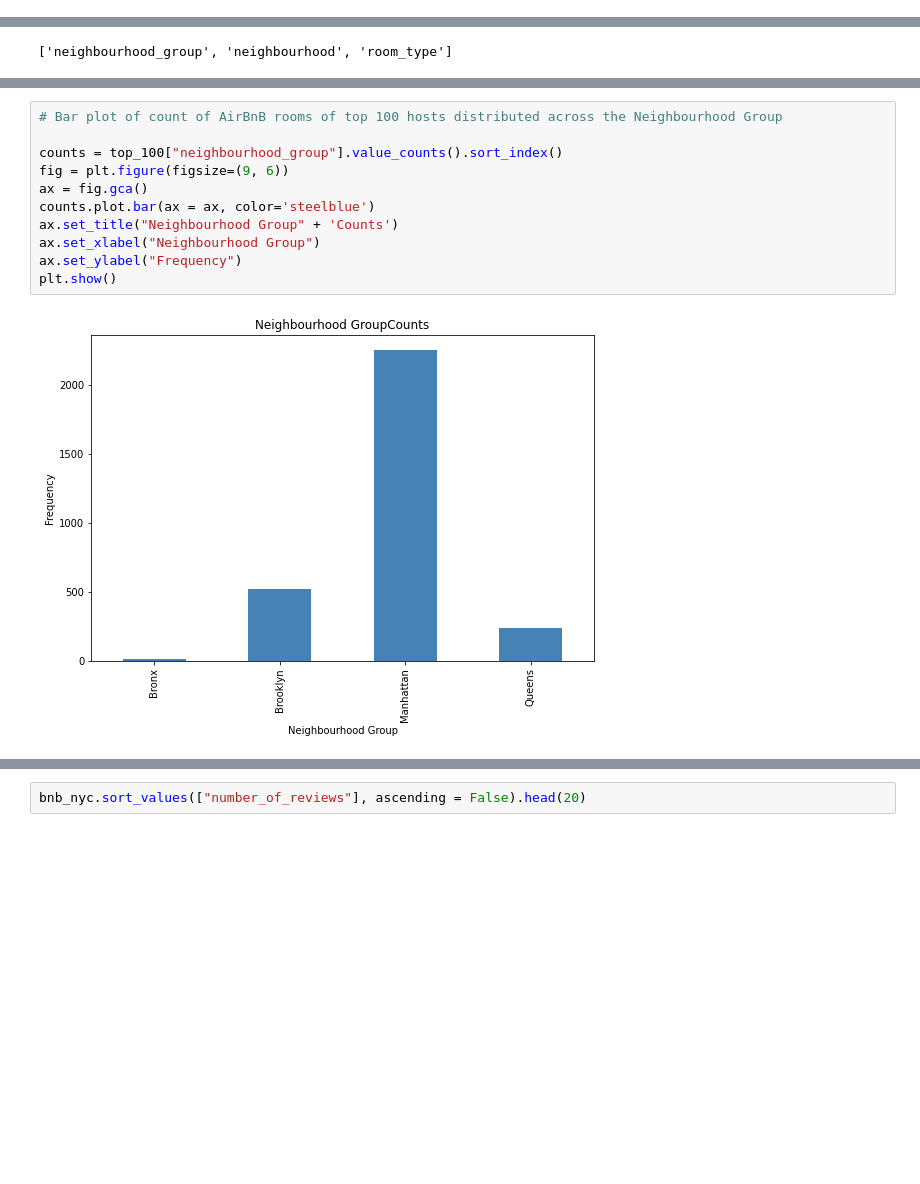
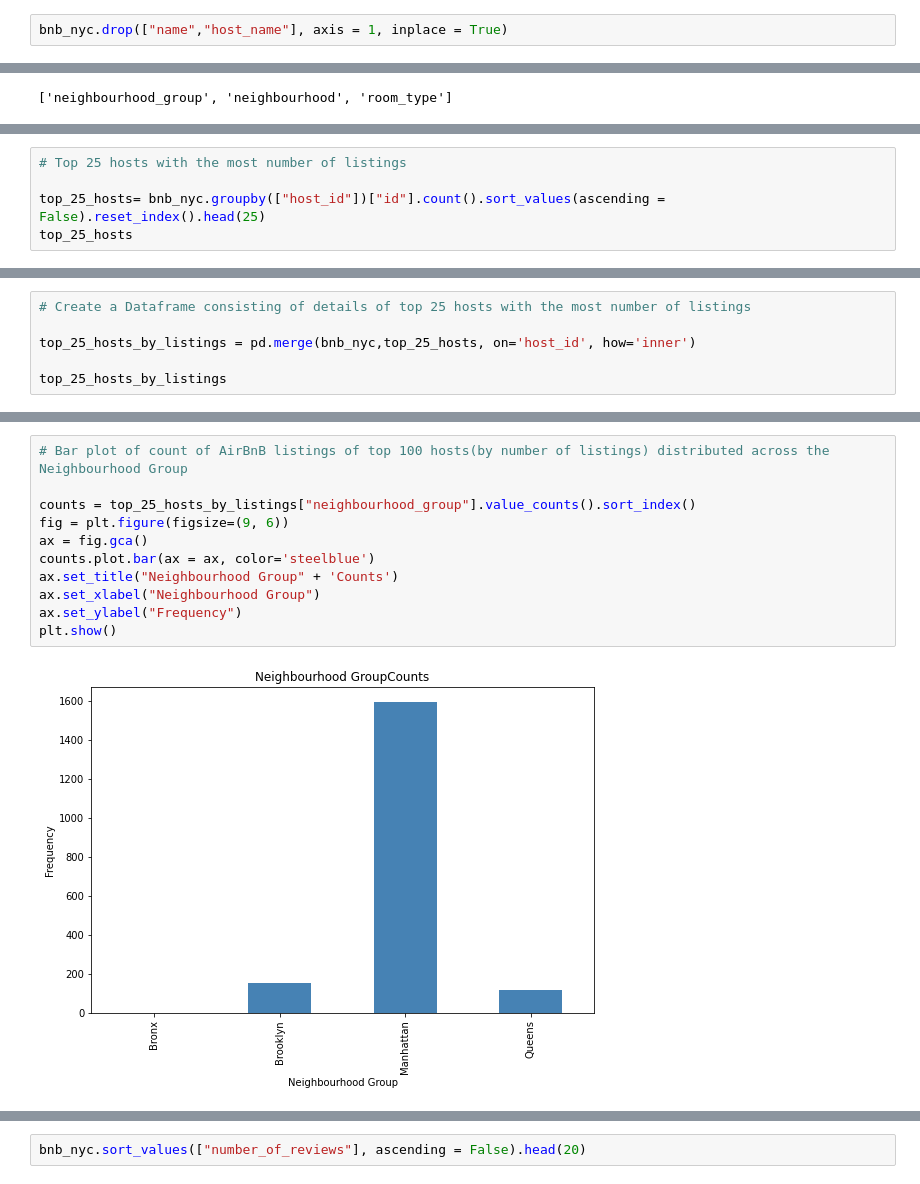
Before and after one commit to Pranit07G/PG-AlmaBetter-EDA-AirBNB-NYC, a Jupyter notebook: Airbnb_Bookings_Analysis_Capstone_Project.ipynb, the cells around one changed output, grey strips where cells are left out. Cells and saved outputs as stored; diff of their text form; blank space fills up the shorter version.

```diff
--- a/Airbnb_Bookings_Analysis_Capstone_Project.ipynb
+++ b/Airbnb_Bookings_Analysis_Capstone_Project.ipynb
@@ -180,0 +150,2 @@ top_100
+# %%
+bnb_nyc.drop(["name","host_name"], axis = 1, inplace = True)
@@ -189,0 +234,5 @@ categorical_features
+# %%
+# Top 25 hosts with the most number of listings
+
+top_25_hosts= bnb_nyc.groupby(["host_id"])["id"].count().sort_values(ascending = False).reset_index().head(25)
+top_25_hosts
@@ -189,0 +257,6 @@ categorical_features
+# %%
+# Create a Dataframe consisting of details of top 25 hosts with the most number of listings
+
+top_25_hosts_by_listings = pd.merge(bnb_nyc,top_25_hosts, on='host_id', how='inner')
+
+top_25_hosts_by_listings
@@ -190,13 +306,13 @@ categorical_features
 # %%
-# Bar plot of count of AirBnB rooms of top 100 hosts distributed across the Neighbourhood Group
+# Bar plot of count of AirBnB listings of top 100 hosts(by number of listings) distributed across the Neighbourhood Group
 
-counts = top_100["neighbourhood_group"].value_counts().sort_index()
+counts = top_25_hosts_by_listings["neighbourhood_group"].value_counts().sort_index()
 fig = plt.figure(figsize=(9, 6))
 ax = fig.gca()
 counts.plot.bar(ax = ax, color='steelblue')
 ax.set_title("Neighbourhood Group" + 'Counts')
 ax.set_xlabel("Neighbourhood Group")
 ax.set_ylabel("Frequency")
 plt.show()
 # %% [output]
-[figure, old version]
+[figure, new version]
```
Also changed, not shown: parts of 22 cells of this notebook.
